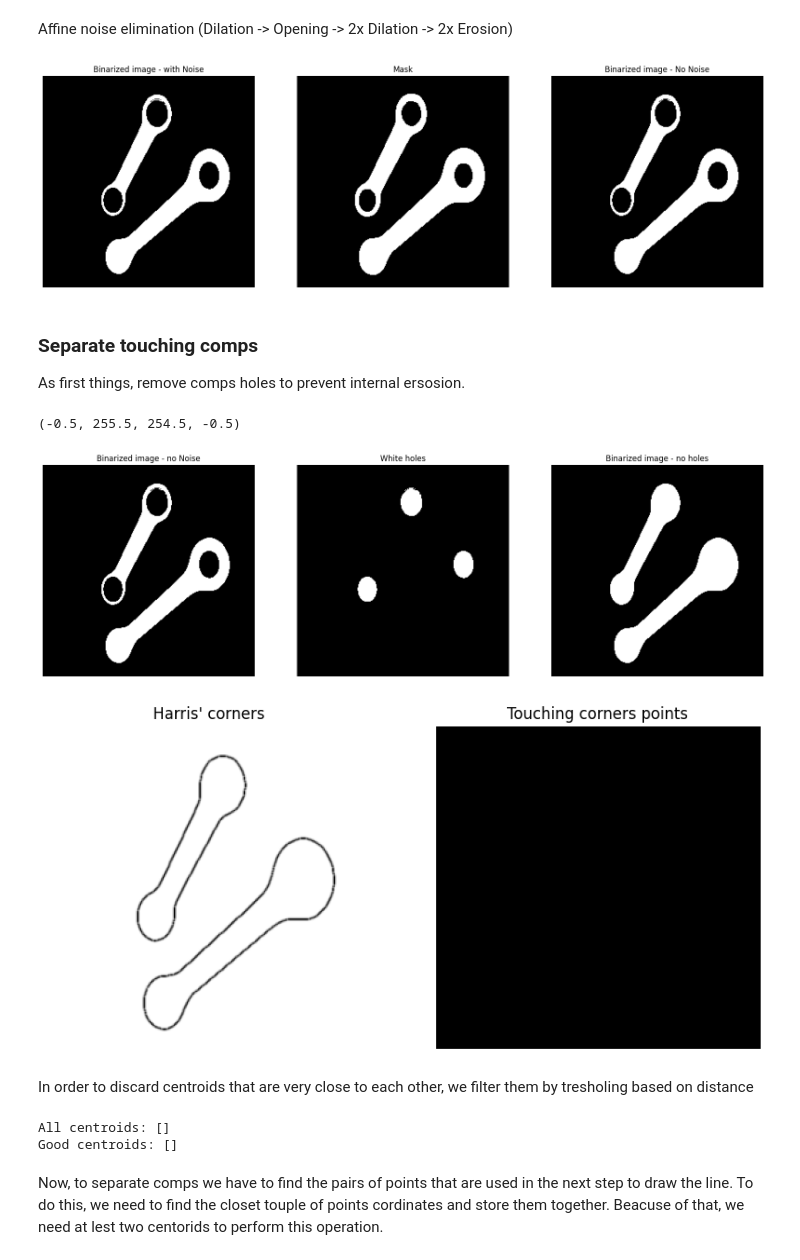
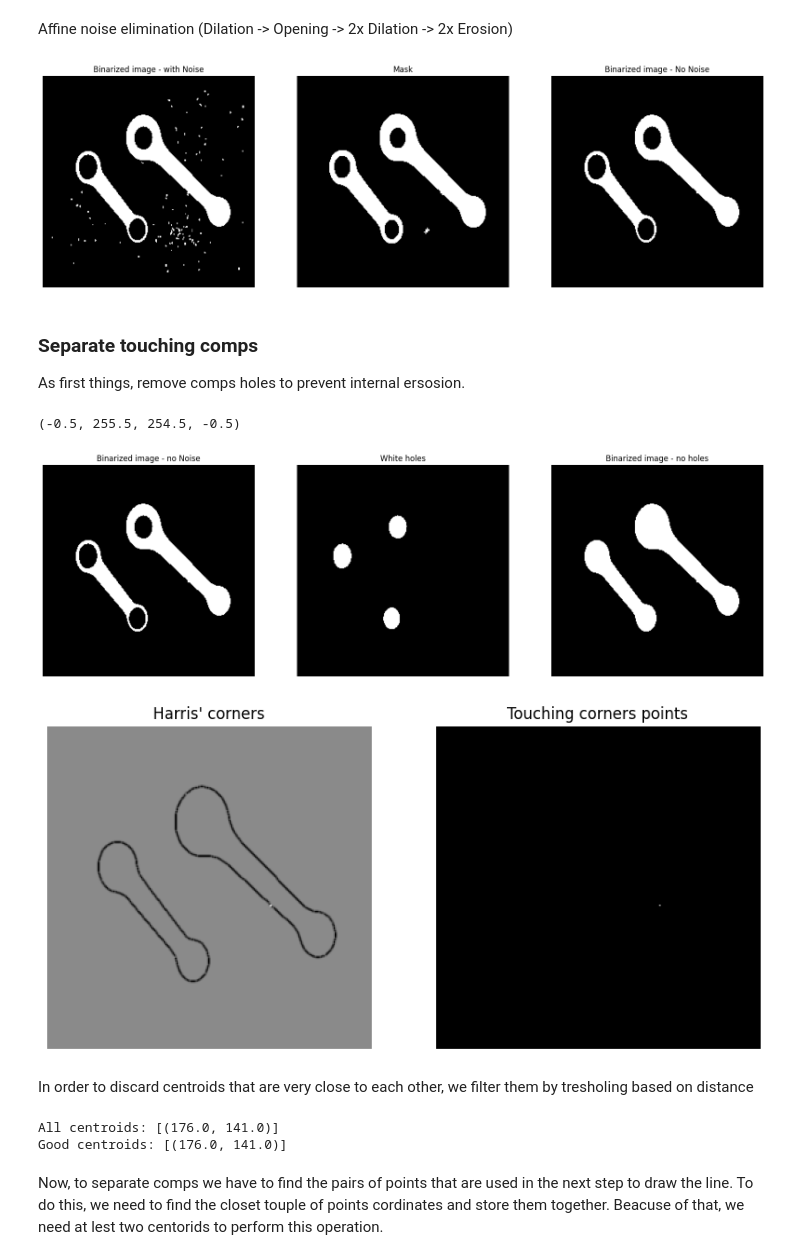
Before and after one commit to matteoperiani2/rod_analysis, a Jupyter notebook: project.ipynb, the cells around one changed output. Saved outputs shown, nothing was run; the diff lists cells and outputs as text; code cells hidden in the pictures.

```diff
--- a/project.ipynb
+++ b/project.ipynb
@@ -14,5 +14,9 @@ visualize = True
 # %% [markdown]
 Import first image
 # %%
-img_path = "./images/task1/TESI21.BMP"
+img_path = "./images/task2/task23/TESI90.BMP"
 img = cv2.imread(img_path, cv2.IMREAD_GRAYSCALE)
+
+plt.imshow(img, cmap="gray")
+plt.axis('off')
+plt.show()
@@ -122,7 +129,7 @@ plt.title('Binarized image - No Noise')
 plt.axis('off')
 plt.show()
 # %% [output]
-[figure, old version]
+[figure, new version]
 # %% [markdown]
 ### Separate touching comps
 As first things, remove comps holes to prevent internal ersosion.
@@ -153,29 +160,29 @@ plt.title('Binarized image - no holes')
 plt.axis('off')
 # %% [output]
 (-0.5, 255.5, 254.5, -0.5)
-[figure, old version]
+[figure, new version]
 # %%
-# Find Corners
-corner_pts = cv2.cornerHarris(img_no_holes,2,5,0.04)
+# Find Corners img_no_holes
+harris = cv2.cornerHarris(img_no_holes,2,5,0.04)
 
 # Find Centroids of touching corners
-_, _, _, centroids = cv2.connectedComponentsWithStats(((corner_pts>1)*255).astype('uint8'), 8)
+_, _, _, centroids = cv2.connectedComponentsWithStats(((harris>1)*255).astype('uint8'), 4, cv2.CV_32S)
 
 # Show corners in the image
 plt.figure(figsize=(10,5))
 
 plt.subplot(1,2,1)
-plt.imshow(corner_pts, cmap='gray')
+plt.imshow(harris, cmap='gray')
 plt.title("Harris' corners")
 plt.axis('off')
 
 plt.subplot(1,2,2)
-plt.imshow(((corner_pts>1)*255).astype('uint8'), cmap='gray')
+plt.imshow(((harris>1)*255).astype('uint8'), cmap='gray')
 plt.title("Touching corners points")
 plt.axis('off')
 plt.show()
 # %% [output]
-[figure, old version]
+[figure, new version]
 # %% [markdown]
 In order to discard centroids that are very close to each other, we filter them by tresholing based on distance
 # %%
@@ -194,8 +201,8 @@ for c1 in centroids:
 
 print(f"Good centroids: {good_centroids}")
 # %% [output]
-All centroids: []
-Good centroids: []
+All centroids: [(176.0, 141.0)]
+Good centroids: [(176.0, 141.0)]
 # %% [markdown]
 Now, to separate comps we have to find the pairs of points that are used in the next step to draw the line. To do this, we need to find the closet touple of points cordinates and store them together. Beacuse of that, we need at lest two centorids to perform this operation.
 # %%
```
Also changed, not shown: parts of 12 cells of this notebook.
